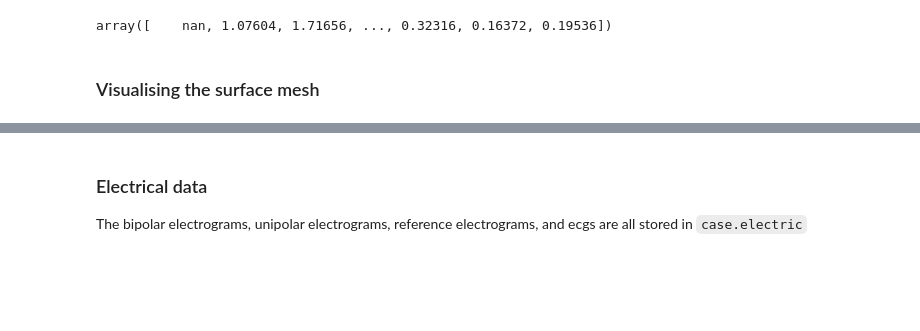
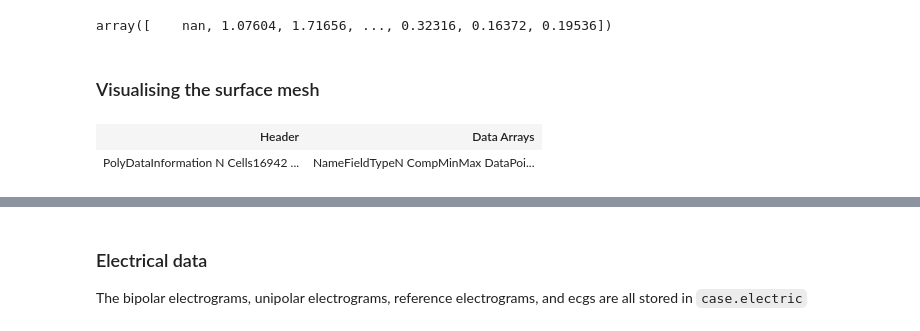
Before and after one commit to openep/openep-py, a Jupyter notebook: notebooks/getting_started.ipynb, the cells around one changed output, grey strips where cells are left out. Cells and saved outputs as stored; diff of their text form; code cells hidden in the pictures; blank space fills up the shorter version.

```diff
--- a/notebooks/getting_started.ipynb
+++ b/notebooks/getting_started.ipynb
@@ -58,0 +61,5 @@ openep.draw.draw_map(
+# %%
+mesh
+# %% [output]
+| Header | Data Arrays |
+| PolyDataInformation N Cells16942 ... | NameFieldTypeN CompMinMax DataPoi... |
```
Also changed, not shown: parts of 20 cells of this notebook.
